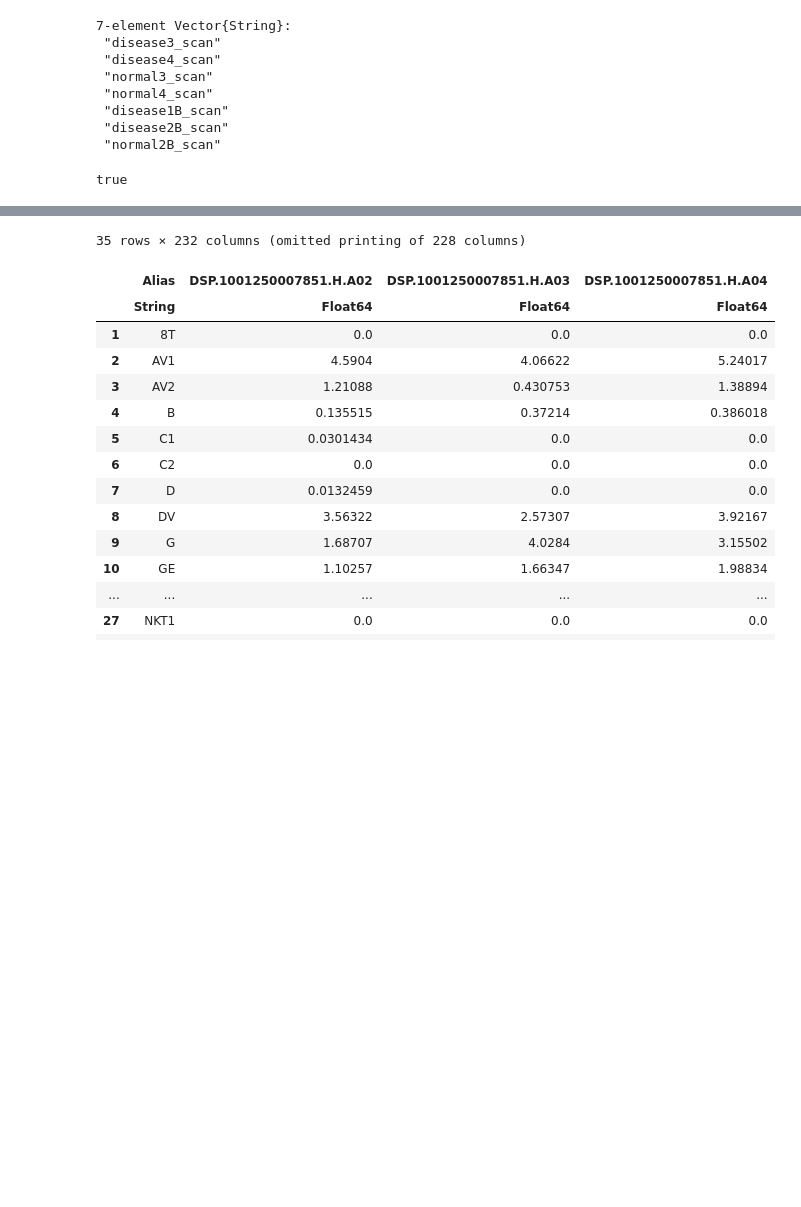
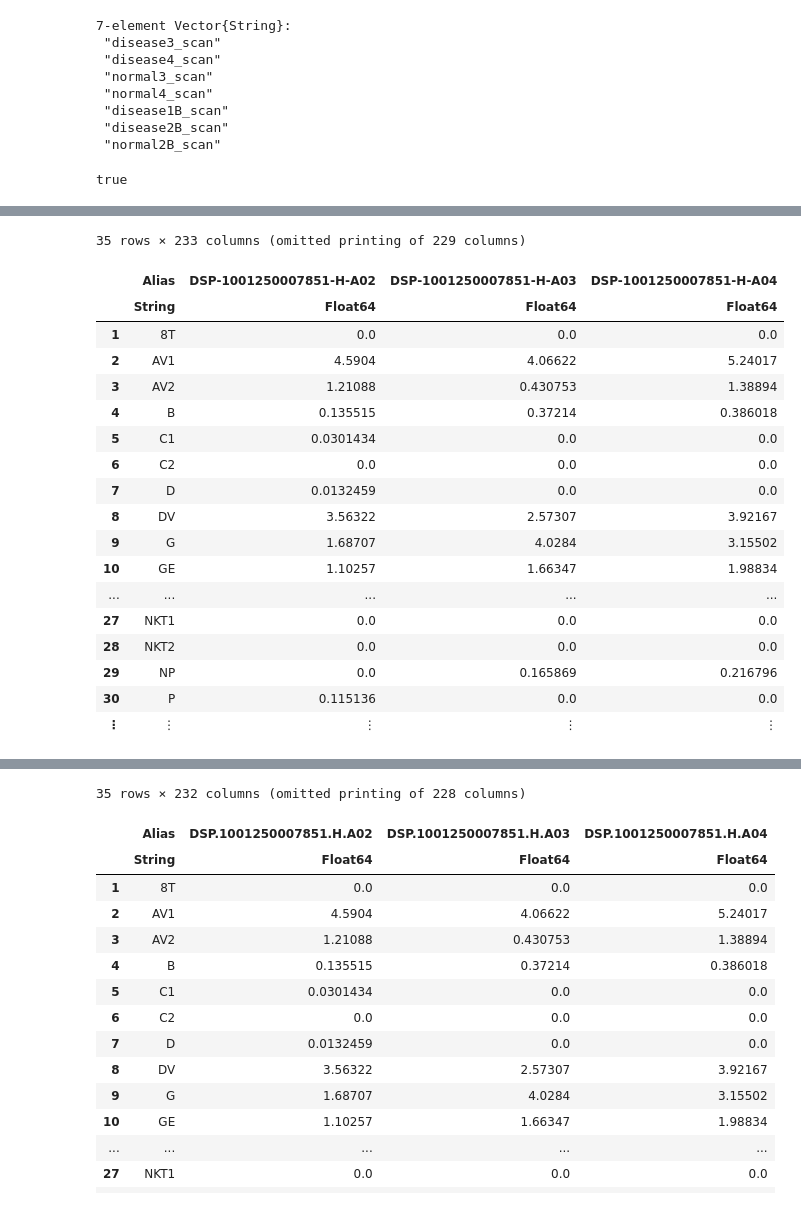
Before and after one commit to uluviano/geomx, a Jupyter notebook: dataFrameTests.ipynb, the cells around one changed output, grey strips where cells are left out. Saved outputs shown, nothing was run; the diff lists cells and outputs as text; code cells hidden in the pictures; blank space fills up the shorter version.

```diff
--- a/dataFrameTests.ipynb
+++ b/dataFrameTests.ipynb
@@ -125,0 +104,6 @@ CellTypes = DataFrame(CSV.File("data/Cell_Types_for_Spatial_Decon.txt"))
+# %%
+CellTypes = DataFrame(CSV.File("data/Cell_Types_for_Spatial_Decon.txt"))
+CDC = DataFrame(CSV.File("data/Kidney_Spatial_Decon.txt"))
+insertcols!(CDC,  "cellGroup" => [CellTypes[ CellTypes.Alias .== row[1],9][1] for row in eachrow(CDC)])
+to_group = names(CDC[!, Not(["Alias", "cellGroup"])])
+newCDC = combine(groupby(CDC,"cellGroup"), to_group .=> sum .=> to_group)
@@ -159,0 +157,22 @@ unique(CellTypes.ClusterID)
+# %%
+insertcols!(CDC,  "cellGroup" => [CellTypes[ CellTypes.Alias .== row[1],9][1] for row in eachrow(CDC)])
+# %% [output]
+35 rows × 233 columns (omitted printing of 229 columns)
+|  | Alias | DSP-1001250007851-H-A02 | DSP-1001250007851-H-A03 | DSP-1001250007851-H-A04 |
+|  | String | Float64 | Float64 | Float64 |
+| 1 | 8T | 0.0 | 0.0 | 0.0 |
+| 2 | AV1 | 4.5904 | 4.06622 | 5.24017 |
+| 3 | AV2 | 1.21088 | 0.430753 | 1.38894 |
+| 4 | B | 0.135515 | 0.37214 | 0.386018 |
+| 5 | C1 | 0.0301434 | 0.0 | 0.0 |
+| 6 | C2 | 0.0 | 0.0 | 0.0 |
+| 7 | D | 0.0132459 | 0.0 | 0.0 |
+| 8 | DV | 3.56322 | 2.57307 | 3.92167 |
+| 9 | G | 1.68707 | 4.0284 | 3.15502 |
+| 10 | GE | 1.10257 | 1.66347 | 1.98834 |
+| ... | ... | ... | ... | ... |
+| 27 | NKT1 | 0.0 | 0.0 | 0.0 |
+| 28 | NKT2 | 0.0 | 0.0 | 0.0 |
+| 29 | NP | 0.0 | 0.165869 | 0.216796 |
+| 30 | P | 0.115136 | 0.0 | 0.0 |
+| ⋮ | ⋮ | ⋮ | ⋮ | ⋮ |
```
Also changed, not shown: parts of 27 cells of this notebook, 51 other files.
